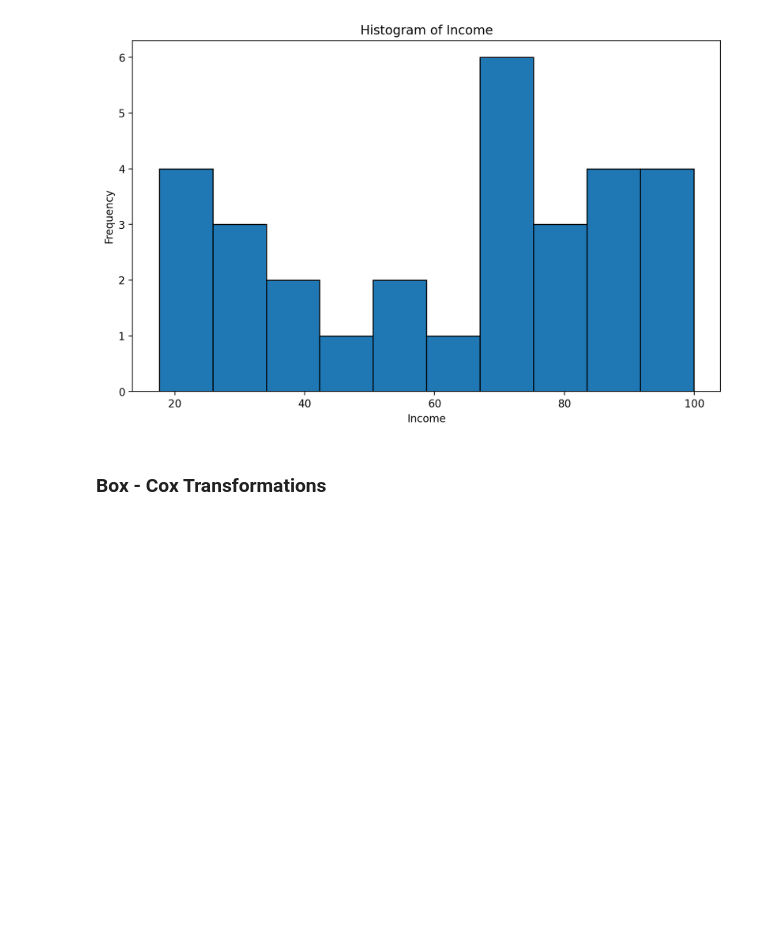
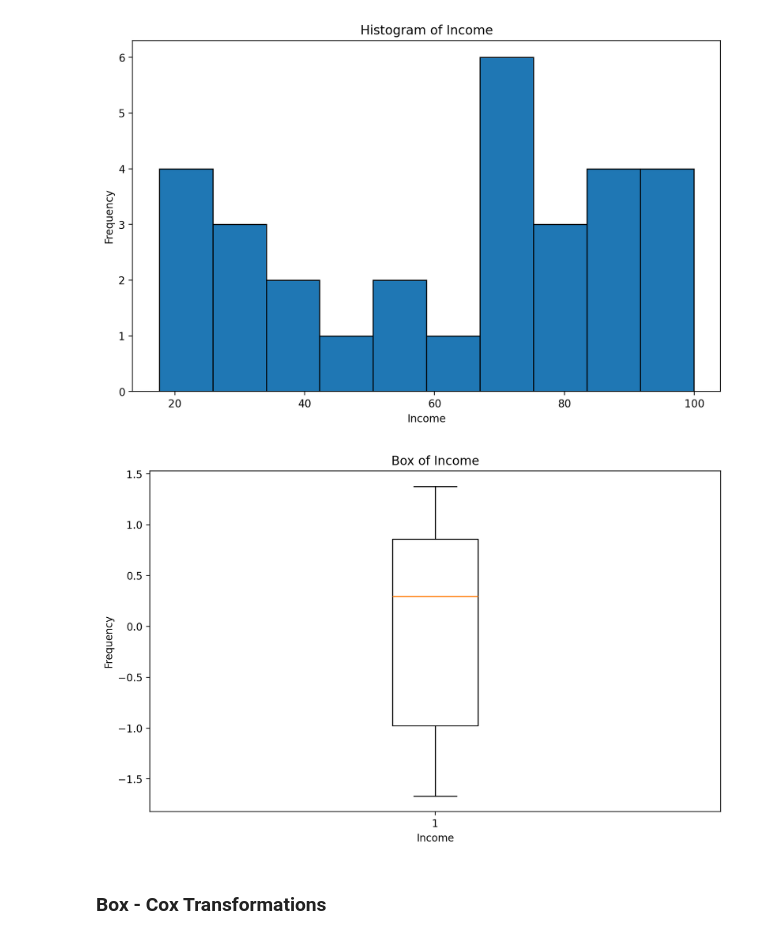
Before and after one commit to kingb6/Data_Preprocessing_Report, a Jupyter notebook: 08-wrangling.ipynb, the cells around one changed output. Saved outputs shown, nothing was run; the diff lists cells and outputs as text; code cells hidden in the pictures; blank space fills up the shorter version.

Commit message:
zrobilam box plot zostalo ostatnie

```diff
--- a/08-wrangling.ipynb
+++ b/08-wrangling.ipynb
@@ -1159,6 +1163,6 @@ To solve problems with very skewed distributions, we can also use several types
 # %% [markdown]
 ***Exercise:*** Normalize income and plot the transformed income distribution in a box plot.
 # %%
-income = pd.read_csv("data/models/income.csv")
+income = pd.read_csv("income.csv")
 income.head(3)
 # %% [output]
@@ -1174,6 +1181,17 @@ plt.show()
 [figure]
 # %%
 # your code here
+mi = income['Income'].mean()
+dev = income['Income'].std()
+norm_income = (income['Income'] - mi) / dev
+plt.figure(figsize=(10, 6))
+plt.boxplot(norm_income)
+plt.title('Box of Income')
+plt.xlabel('Income')
+plt.ylabel('Frequency')
+plt.show()
+# %% [output]
+[figure, added]
 # %% [markdown]
 ### Box - Cox Transformations
 # %% [markdown]
```
Also changed, not shown: parts of 7 cells of this notebook.
